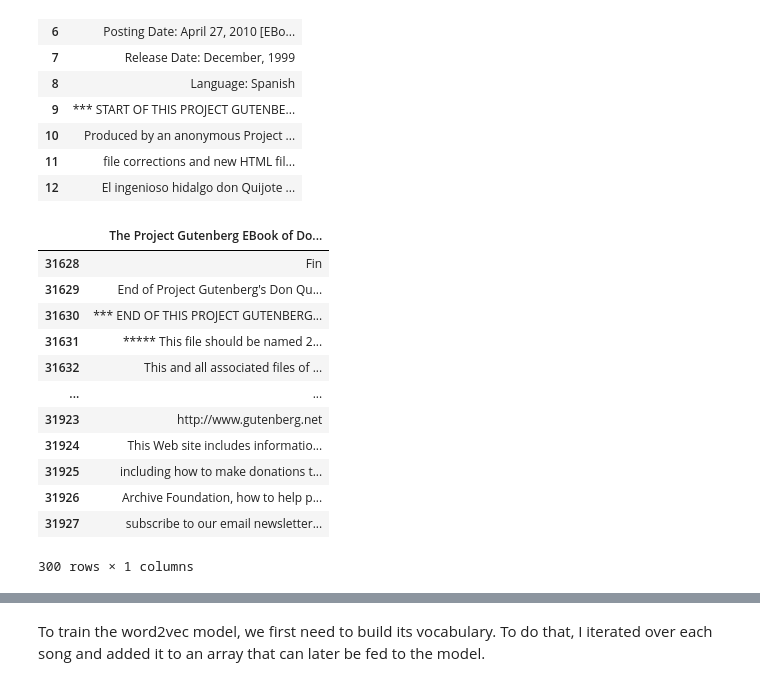
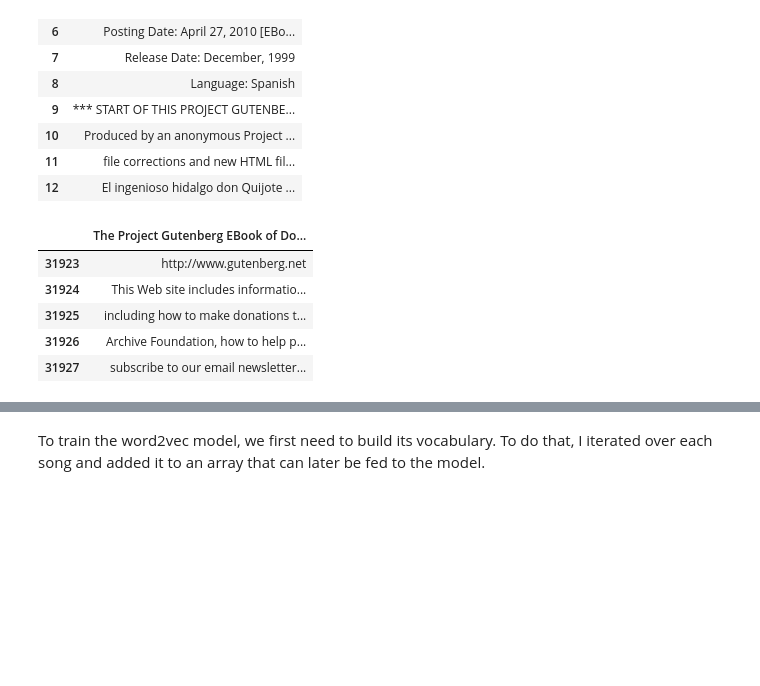
Before and after one commit to elenamartoscorrea/NLP-songs2vec, a Jupyter notebook: TEXT_word2vec_songs_recommendation.ipynb, the cells around one changed output, grey strips where cells are left out. Cells and saved outputs as stored; diff of their text form; code cells hidden in the pictures; blank space fills up the shorter version.

```diff
--- a/TEXT_word2vec_songs_recommendation.ipynb
+++ b/TEXT_word2vec_songs_recommendation.ipynb
@@ -393,20 +385,13 @@ data.head(13) # Empieza en la linea 12
 | 11 | file corrections and new HTML fil... |
 | 12 | El ingenioso hidalgo don Quijote ... |
 # %%
-data.tail(300)
+data.tail()
 # %% [output]
 |  | The Project Gutenberg EBook of Do... |
-| 31628 | Fin |
-| 31629 | End of Project Gutenberg's Don Qu... |
-| 31630 | *** END OF THIS PROJECT GUTENBERG... |
-| 31631 | ***** This file should be named 2... |
-| 31632 | This and all associated files of ... |
-| ... | ... |
 | 31923 | http://www.gutenberg.net |
 | 31924 | This Web site includes informatio... |
 | 31925 | including how to make donations t... |
 | 31926 | Archive Foundation, how to help p... |
 | 31927 | subscribe to our email newsletter... |
-300 rows × 1 columns
 # %%
 data = data.iloc[12:31629]
```
Also changed, not shown: parts of 46 cells of this notebook, 12 other files.
